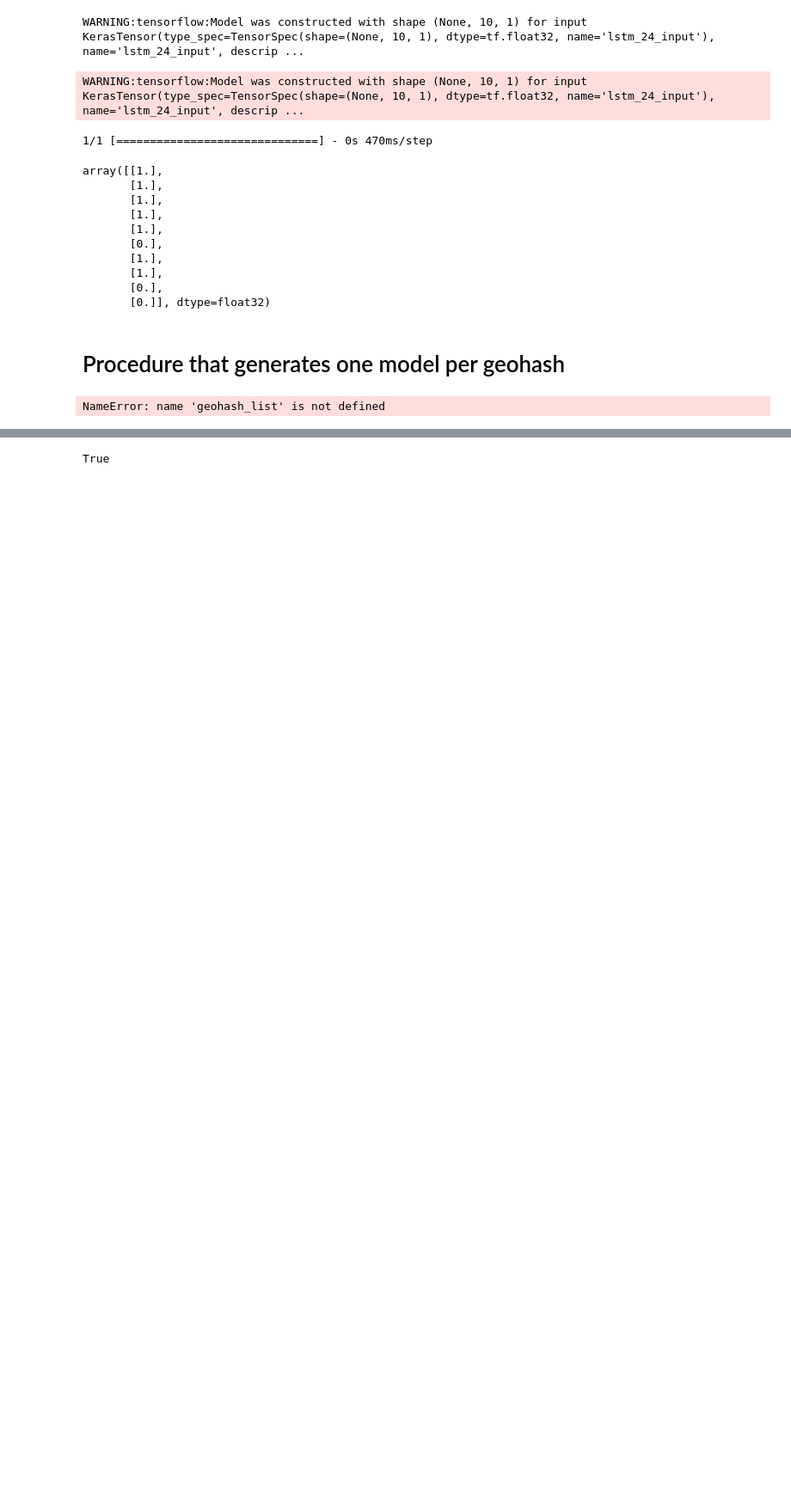
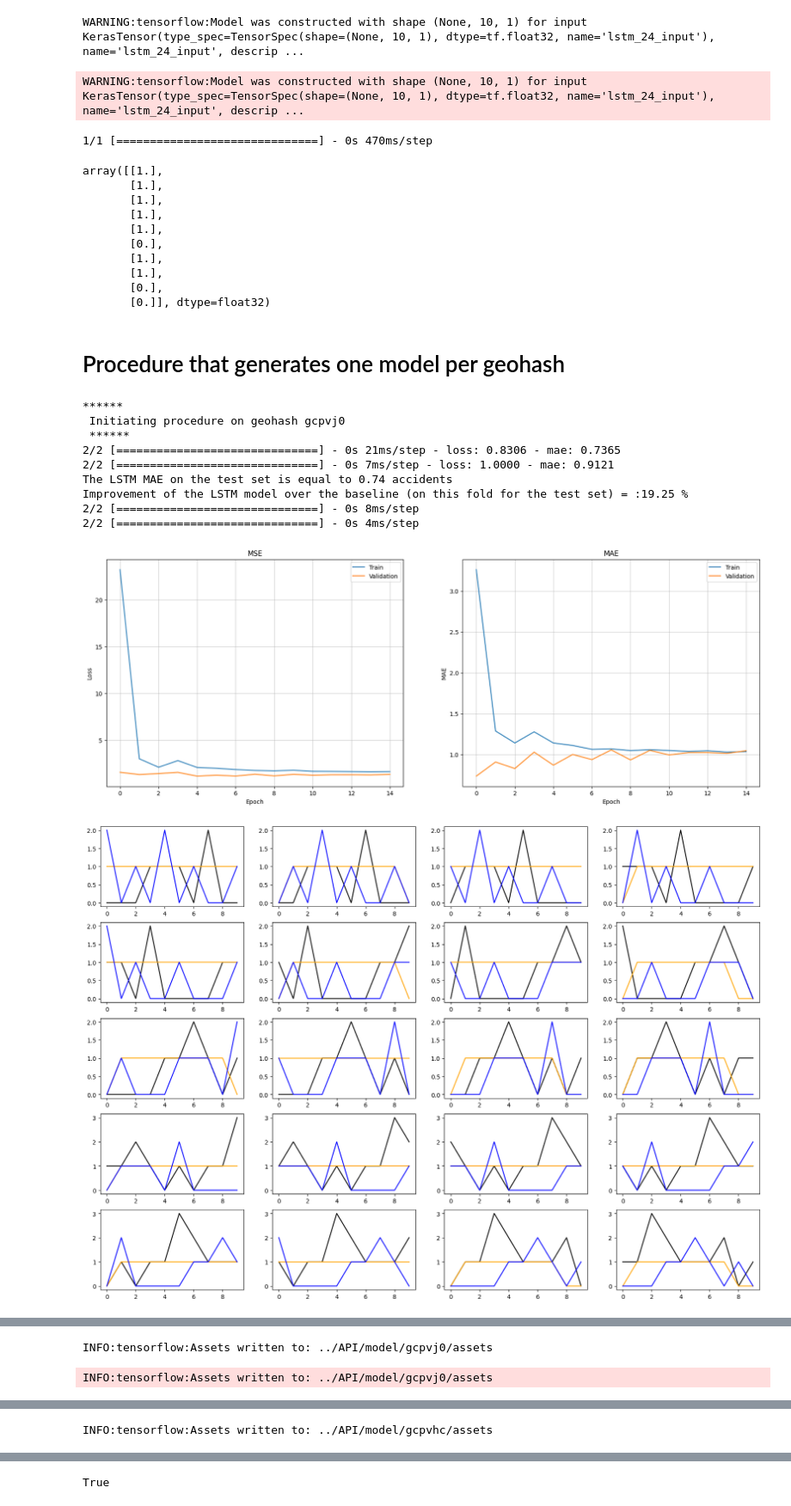
Before and after one commit to MagicaBleps/UK-road-safety, a Jupyter notebook: notebooks/Eleonora_geohash_models.ipynb, the cells around one changed output, grey strips where cells are left out. Shown at 86% size. Saved outputs shown, nothing was run; the diff lists cells and outputs as text; code cells hidden in the pictures; blank space fills up the shorter version.

Commit message:
now select among 5 geohash

```diff
--- a/notebooks/Eleonora_geohash_models.ipynb
+++ b/notebooks/Eleonora_geohash_models.ipynb
@@ -27,3 +27,2 @@ To enable them in other operations, rebuild TensorFlow with the appropriate comp
 # %%
-df_accidents=pd.read_csv('~/code/MagicaBleps/UK-road-safety/raw_data/dft-road-casualty-statistics-accident-1999-2021.csv', index_col=0)
-df_accidents.head()
+df_accidents=pd.read_csv('~/code/MagicaBleps/UK-road-safety/raw_data/preprocessed-1999-2021.csv')
@@ -33,8 +28,0 @@ Error:
-# %%
-data=prepare_data_for_groupby(df_accidents,6)
-# %%
-#Isolating the square where there are more accidents
-hashes=pd.DataFrame(data[['geohash','accident_year']].groupby('geohash').count())
-hashes.columns=['Accidents']
-hashes.sort_values('Accidents',inplace=True,ascending=False)
-hashes.head().index
@@ -43,3 +29,5 @@ Index(['gcpvj0', 'gcpvhc', 'gcpvj4', 'gcpvj1', 'gcpuv2'], dtype='object', name='
+# %%
+df_accidents['date']=pd.to_datetime(df_accidents['date'])
 # %% [markdown]
 # First Geohash gcpvj0
 # %%
@@ -192,34 +180,44 @@ geohash_list=['gcpvj0', 'gcpvhc', 'gcpvj4', 'gcpvj1', 'gcpuv2']
 for hash in geohash_list:
     print(f'******\n Initiating procedure on geohash {hash}\n ******')
     #filtering the data by hash and creating the time series
-    filtered_data=data[data['geohash']==hash]
+    filtered_data=df_accidents[df_accidents['geohash']==hash]
     time_series=data_for_analysis(filtered_data,'W')
     #creating the folds within the time series and selecting the last fold
     folds=mlmodel.get_folds(time_series,FOLD_LENGTH,FOLD_STRIDE)
     fold=folds[-1]
     #splitting the folds in train and test
     (fold_train, fold_test) = mlmodel.train_test_split(fold, TRAIN_TEST_RATIO, INPUT_LENGTH)
     #creating the sequences
     X_train, y_train = mlmodel.get_X_y_strides(fold_train,INPUT_LENGTH,OUTPUT_LENGTH,SEQUENCE_STRIDE)
     X_test, y_test = mlmodel.get_X_y_strides(fold_test,INPUT_LENGTH,OUTPUT_LENGTH,SEQUENCE_STRIDE)
     #initiating and trining the model
     model = mlmodel.init_model(X_train)
     model, history = mlmodel.fit_model(model,X_train,y_train,verbose=0)
     mlmodel.plot_history(history);
     res=model.evaluate(X_test,y_test)
     #initiating the baseline model
     baseline_model = mlmodel.init_baseline(OUTPUT_LENGTH)
     baseline_score = baseline_model.evaluate(X_test, y_test)
 
     print(f"The LSTM MAE on the test set is equal to {round(res[1],2)} accidents")
     print(f"Improvement of the LSTM model over the baseline (on this fold for the test set) = :{round((1 - (res[1]/baseline_score[1]))*100,2)} %")
     #generating predictions
     y_pred=model.predict(X_test)
     y_bas_pred=baseline_model.predict(X_test)
     mlmodel.plot_predictions(y_test, y_pred, y_bas_pred)
     #saving the model and the last week of 2021 for the final prediction
     model.save(f'../API/model/{hash}')
     X=X_test[-1]
-    np.save(os.path.join('../API/data','X_gcpvj0.npy'), X)
+    np.save(os.path.join('../API/data',f'X_{hash}.npy'), X)
 # %% [output]
-NameError: name 'geohash_list' is not defined
+******
+ Initiating procedure on geohash gcpvj0
+ ******
+2/2 [==============================] - 0s 21ms/step - loss: 0.8306 - mae: 0.7365
+2/2 [==============================] - 0s 7ms/step - loss: 1.0000 - mae: 0.9121
+The LSTM MAE on the test set is equal to 0.74 accidents
+Improvement of the LSTM model over the baseline (on this fold for the test set) = :19.25 %
+2/2 [==============================] - 0s 8ms/step
+2/2 [==============================] - 0s 4ms/step
+[figure, added]
+[figure, added]
@@ -225,0 +225,2 @@ NameError: name 'geohash_list' is not defined
+INFO:tensorflow:Assets written to: ../API/model/gcpvj0/assets
+INFO:tensorflow:Assets written to: ../API/model/gcpvj0/assets
@@ -225,0 +239 @@ NameError: name 'geohash_list' is not defined
+INFO:tensorflow:Assets written to: ../API/model/gcpvhc/assets
```
Also changed, not shown: parts of 4 cells of this notebook, 31 other files.
